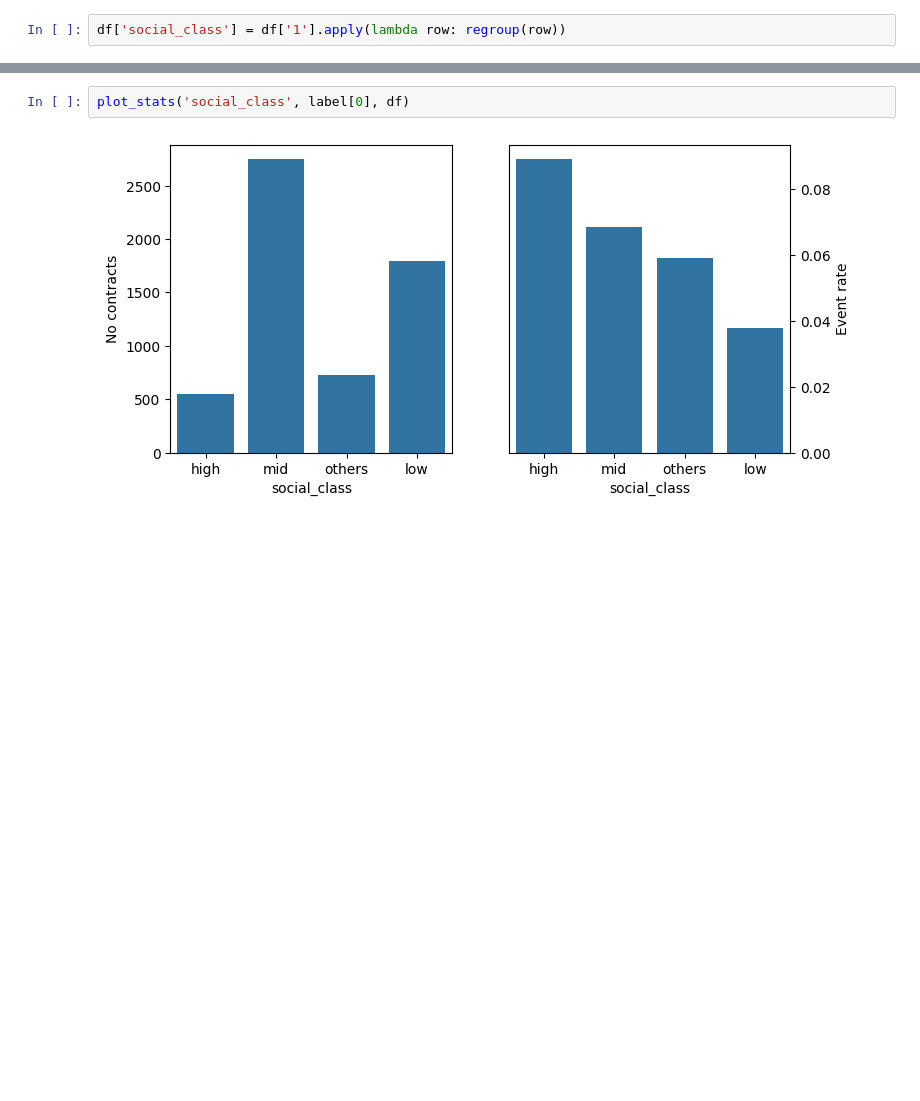
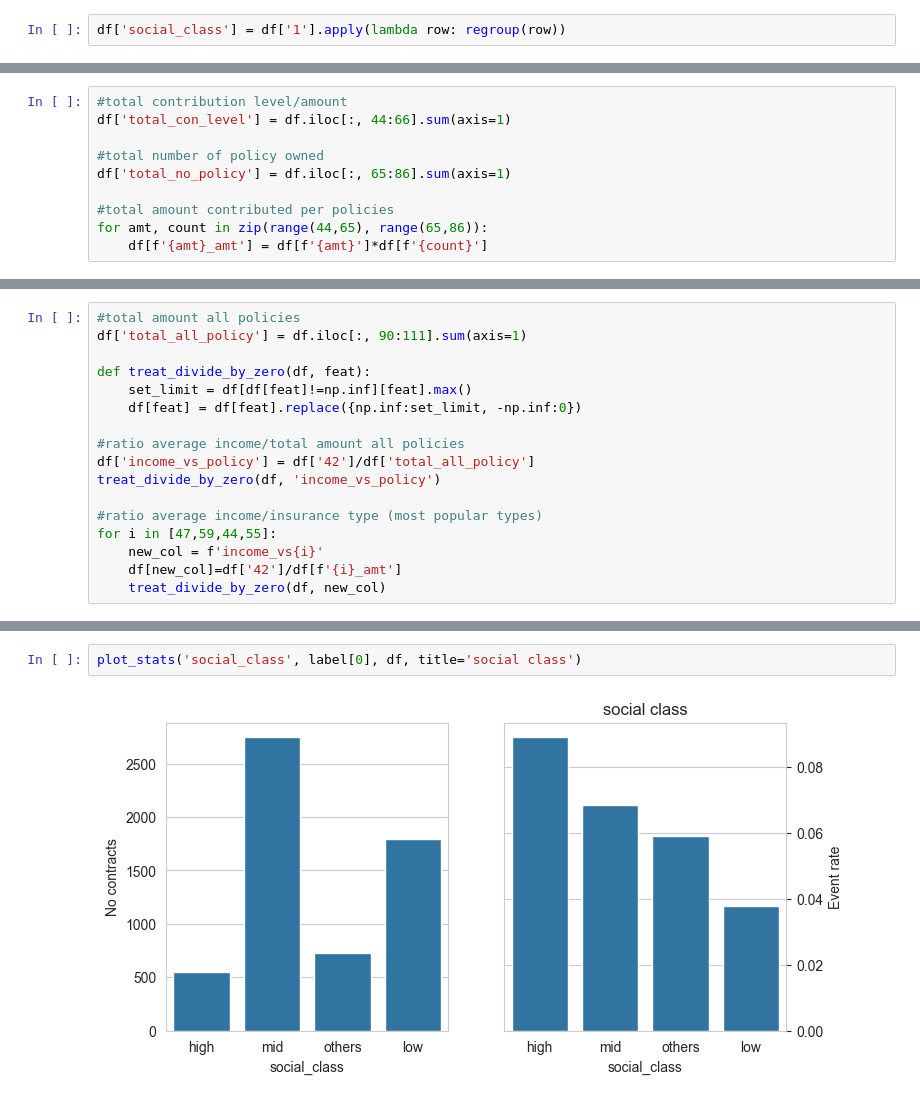
Before and after one commit to Nampq281/insurance_propensity_model, a Jupyter notebook: project_notebook.ipynb, the cells around one changed output, grey strips where cells are left out. Saved outputs shown, nothing was run; the diff lists cells and outputs as text; blank space fills up the shorter version.

```diff
--- a/project_notebook.ipynb
+++ b/project_notebook.ipynb
@@ -64,0 +77,10 @@ df['social_class'] = df['1'].apply(lambda row: regroup(row))
+# %%
+#total contribution level/amount
+df['total_con_level'] = df.iloc[:, 44:66].sum(axis=1)
+
+#total number of policy owned
+df['total_no_policy'] = df.iloc[:, 65:86].sum(axis=1)
+
+#total amount contributed per policies
+for amt, count in zip(range(44,65), range(65,86)):
+    df[f'{amt}_amt'] = df[f'{amt}']*df[f'{count}']
@@ -64,0 +114,17 @@ df['social_class'] = df['1'].apply(lambda row: regroup(row))
+# %%
+#total amount all policies
+df['total_all_policy'] = df.iloc[:, 90:111].sum(axis=1)
+
+def treat_divide_by_zero(df, feat):
+    set_limit = df[df[feat]!=np.inf][feat].max()
+    df[feat] = df[feat].replace({np.inf:set_limit, -np.inf:0})
+
+#ratio average income/total amount all policies
+df['income_vs_policy'] = df['42']/df['total_all_policy']
+treat_divide_by_zero(df, 'income_vs_policy')
+
+#ratio average income/insurance type (most popular types)
+for i in [47,59,44,55]:
+    new_col = f'income_vs{i}'
+    df[new_col]=df['42']/df[f'{i}_amt']
+    treat_divide_by_zero(df, new_col)
@@ -65,5 +208,5 @@ df['social_class'] = df['1'].apply(lambda row: regroup(row))
 # %%
-plot_stats('social_class', label[0], df)
+plot_stats('social_class', label[0], df, title='social class')
 # %% [output]
-[figure, old version]
+[figure, new version]
 # %%
```
Also changed, not shown: parts of 45 cells of this notebook, 1 other file.
